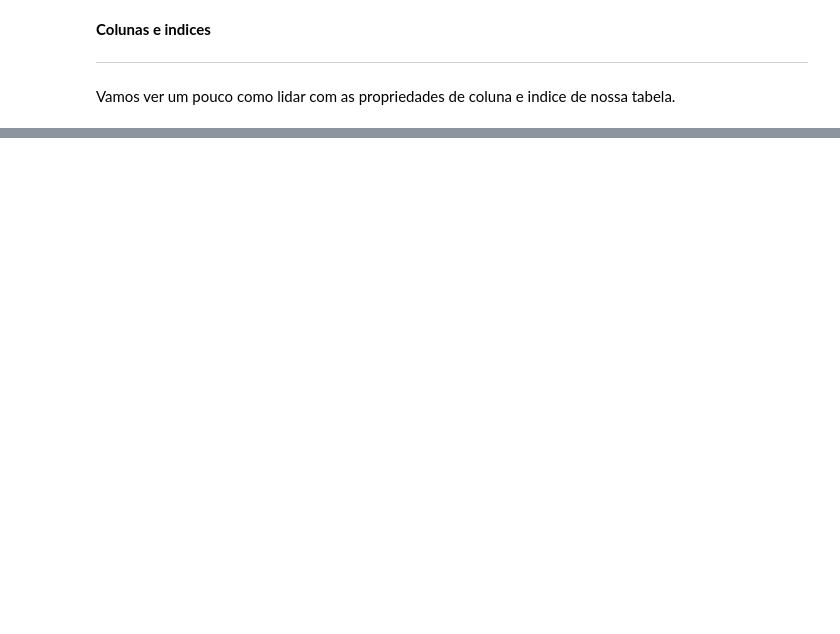
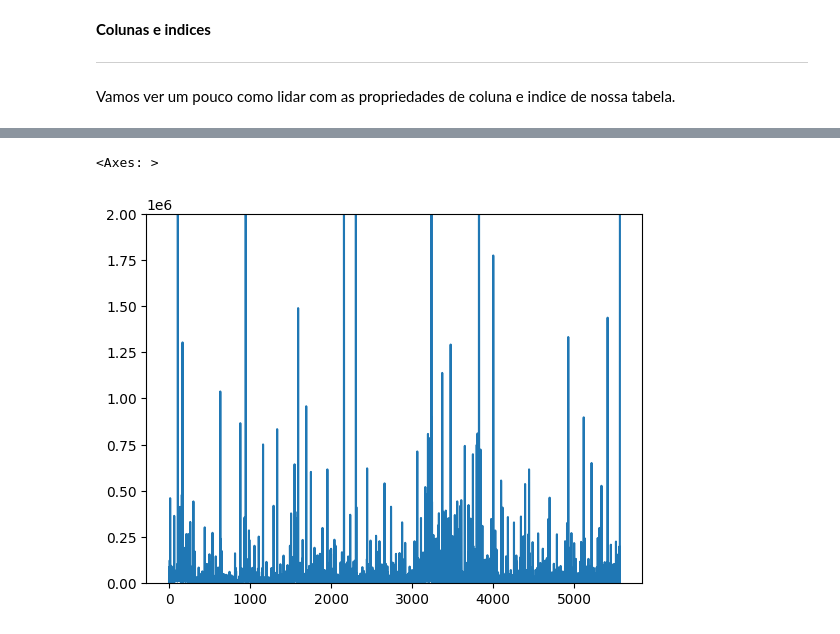
Before and after one commit to Tiago745/curso-de-python-2026, a Jupyter notebook: Roteiros/Aula 5/Aula 5 - acompanhamento -Curso 2026.ipynb, the cells around one changed output, grey strips where cells are left out. Saved outputs shown, nothing was run; the diff lists cells and outputs as text; code cells hidden in the pictures; blank space fills up the shorter version.

```diff
--- a/Roteiros/Aula 5/Aula 5 - acompanhamento -Curso 2026.ipynb
+++ b/Roteiros/Aula 5/Aula 5 - acompanhamento -Curso 2026.ipynb
@@ -364,0 +626,3 @@ df_pop.head(3)
+# %%
+df_pop = df_pop.reset_index(drop=True)
+df_pop
@@ -371,3 +654,4 @@ df_pop[df_pop['NM_MUN'] == 'Boa Vista - RR']
 # %%
 # Temos que usar o tipo correto para conseguir filtrar com facilidade o que buscamos nas tabelas
-df_pop[['TX_CRESC',	'VAR_ABS']] = df_pop[['TX_CRESC',	'VAR_ABS']].astype({'TX_CRESC':float, 'VAR_ABS':np.int64})
+df_pop[['TX_CRESC']] = df_pop[['TX_CRESC']].astype(float)
+df_pop[['VAR_ABS']] = df_pop[['VAR_ABS']].astype(float)
@@ -404,0 +760,3 @@ df_pop.head(3)
+# %%
+df_pop = df_pop.rename(columns={'taxa_de_crescimento':'Taxa_de_crescimento', 'população':'População'}, index={ 'Zero':0, 'Um':1})
+df_pop
@@ -411,0 +787,3 @@ df_pop[df_pop['Nome_municipio'] == 'Boa Vista - RR']
+# %%
+df_pop['população_ano_anterior'] = df_pop['População'] + df_pop['Variação_absoluta']
+df_pop
@@ -411,0 +804,8 @@ df_pop[df_pop['Nome_municipio'] == 'Boa Vista - RR']
+# %%
+df_pop = df_pop.sort_index()
+df_pop.reset_index(drop=True, inplace=True)
+
+df_pop['População'].plot(ylim=(0, 2e6))
+# %% [output]
+<Axes: >
+[figure, added]
```
Also changed, not shown: parts of 67 cells of this notebook.
